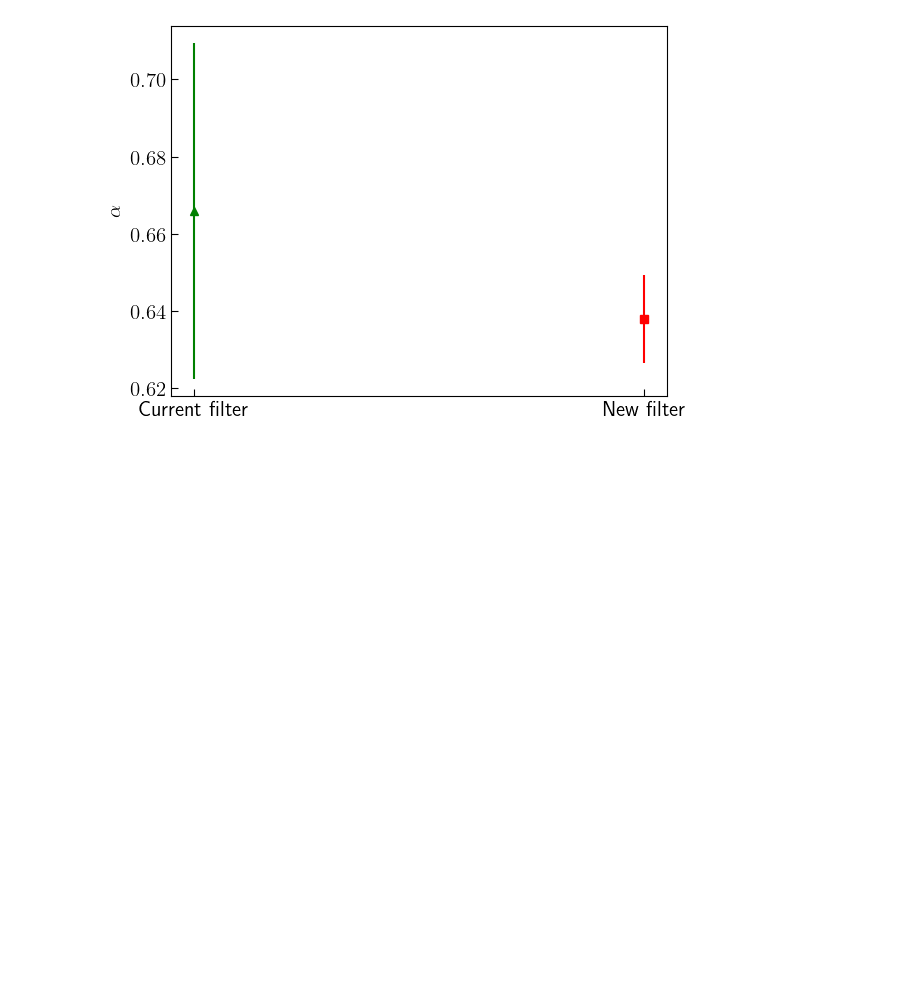
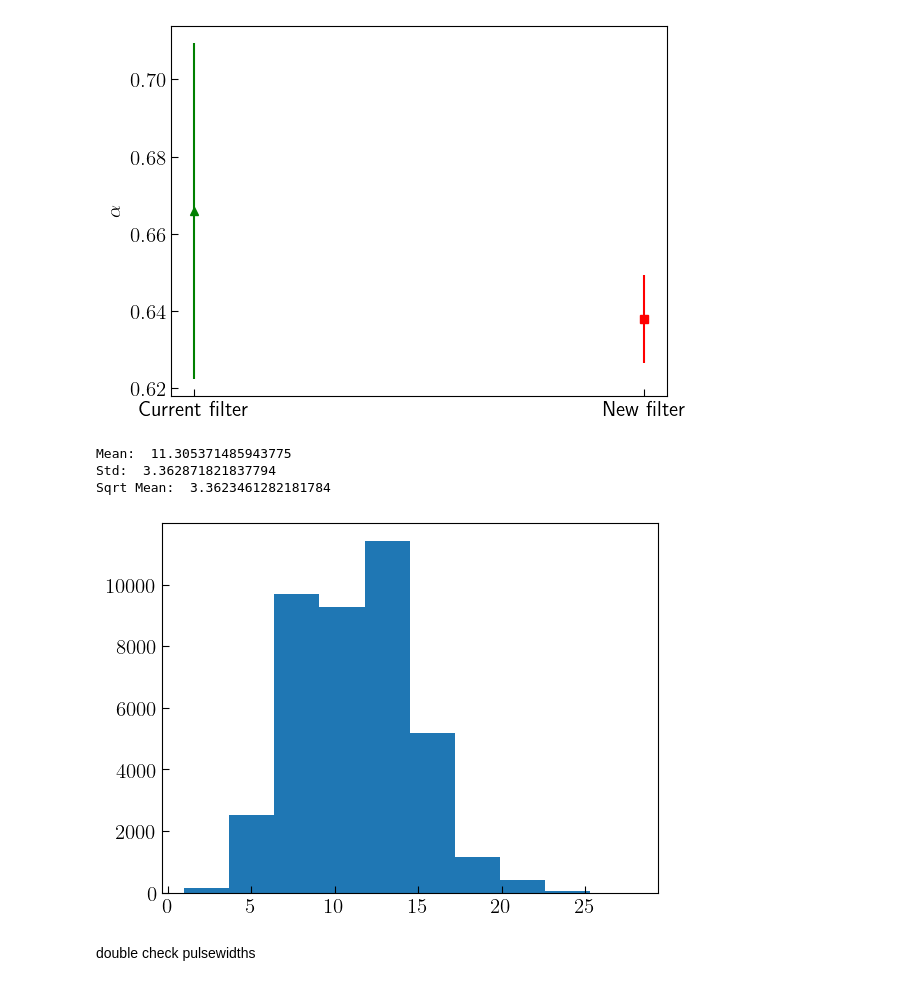
Before and after one commit to tyxiang0530/qrand, a Jupyter notebook: FilterStatistics.ipynb, the cells around one changed output. Saved outputs shown, nothing was run; the diff lists cells and outputs as text; code cells hidden in the pictures; blank space fills up the shorter version.

```diff
--- a/FilterStatistics.ipynb
+++ b/FilterStatistics.ipynb
@@ -25,5 +25,5 @@ plt.rcParams['ytick.minor.size'] = minor
 # %% [markdown]
 also look at uncertainty on alpha
 # %%
-data_dir = "data\\filter_tests\\"
+data_dir = "data\\filter_tests\\alpha_validation\\4_26\\channel_swap\\"
 # %%
@@ -375,3 +478,19 @@ plt.ylabel("$\\alpha$")
 # %% [output]
 Text(0, 0.5, '$\\alpha$')
 [figure]
+# %%
+plt.hist(t_new_filt['Ch 1'])
+newch1_std = np.std(t_new_filt['Ch 1'])
+newch1_mean = np.mean(t_new_filt['Ch 1'])
+print("Mean: ", newch1_mean)
+print("Std: ", newch1_std)
+print("Sqrt Mean: ", np.sqrt(newch1_mean))
+# plt.show()
+# plt.hist(curr_filter_ch1)
+# %% [output]
+Mean:  11.305371485943775
+Std:  3.362871821837794
+Sqrt Mean:  3.3623461282181784
+[figure, added]
+# %% [markdown]
+double check pulsewidths
```
Also changed, not shown: parts of 21 cells of this notebook, 53 other files.
